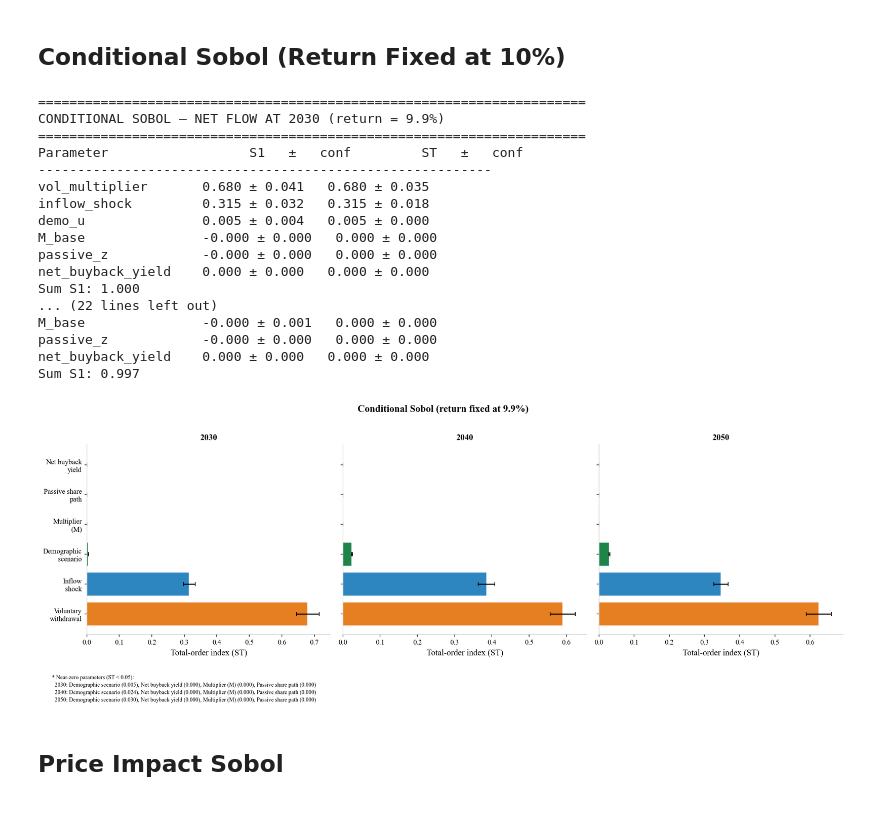
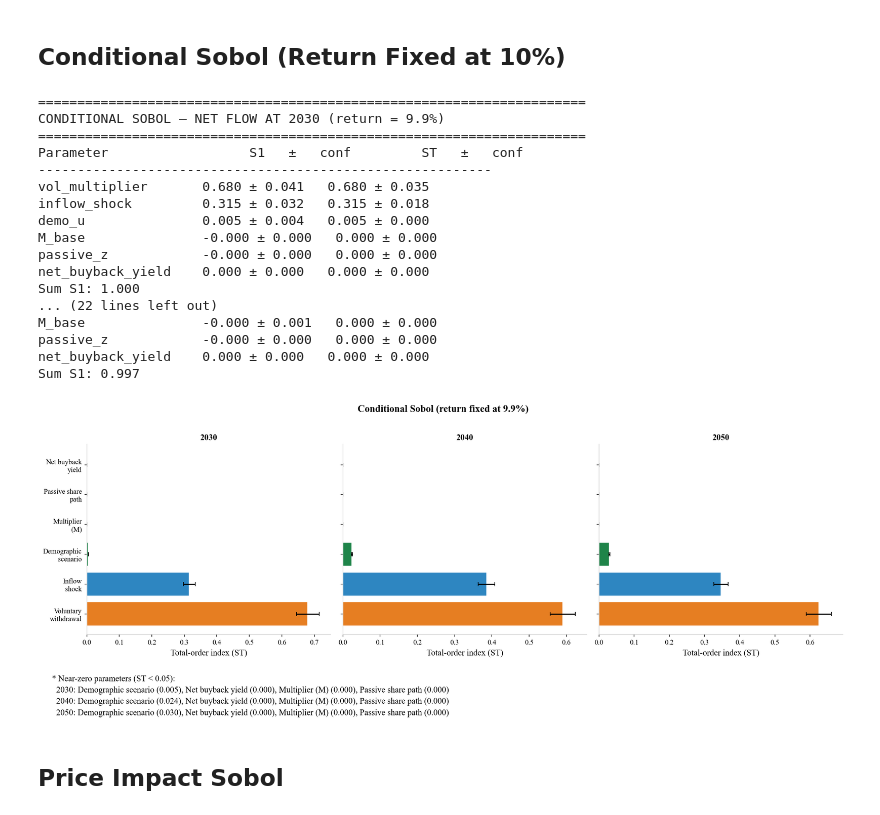
Before and after one commit to Aipinas/capstone-demographic-flows, a Jupyter notebook: notebooks/sobol_visualisation.ipynb, the cells around one changed output. Saved outputs shown, nothing was run; the diff lists cells and outputs as text; code cells hidden in the pictures.

Commit message:
Final submission: thesis, updated figures, Sobol charts

```diff
--- a/notebooks/sobol_visualisation.ipynb
+++ b/notebooks/sobol_visualisation.ipynb
@@ -225,35 +225,35 @@ for yr in HORIZON_YEARS:
     if small:
         pairs = ', '.join([f'{n} ({v:.3f})' for n, v in small])
         footnote_lines.append(f'  {yr}: {pairs}')
 
 fig.text(0.02, -0.04, '\n'.join(footnote_lines),
-         fontsize=8, color='black', ha='left', va='top', linespacing=1.5)
+         fontsize=12, color='black', ha='left', va='top', linespacing=1.5)
 
 plt.suptitle('Conditional Sobol (return fixed at 9.9%)',
              fontsize=14, fontweight='bold', color='black', y=1.02)
 plt.tight_layout()
 plt.savefig(f'{OUT}\\sobol_conditional_multi_horizon.png', dpi=300, bbox_inches='tight',
             facecolor='white', edgecolor='none')
 plt.show()
 # %% [output]
 ======================================================================
 CONDITIONAL SOBOL — NET FLOW AT 2030 (return = 9.9%)
 ======================================================================
 Parameter                  S1   ±   conf         ST   ±   conf
 ----------------------------------------------------------
 vol_multiplier       0.680 ± 0.041   0.680 ± 0.035
 inflow_shock         0.315 ± 0.032   0.315 ± 0.018
 demo_u               0.005 ± 0.004   0.005 ± 0.000
 M_base               -0.000 ± 0.000   0.000 ± 0.000
 passive_z            -0.000 ± 0.000   0.000 ± 0.000
 net_buyback_yield    0.000 ± 0.000   0.000 ± 0.000
 Sum S1: 1.000
 ... (22 lines left out)
 M_base               -0.000 ± 0.001   0.000 ± 0.000
 passive_z            -0.000 ± 0.000   0.000 ± 0.000
 net_buyback_yield    0.000 ± 0.000   0.000 ± 0.000
 Sum S1: 0.997
-[figure, old version]
+[figure, new version]
 # %% [markdown]
 ## Price Impact Sobol
 # %%
```
Also changed, not shown: parts of 2 cells of this notebook, 35 other files.
